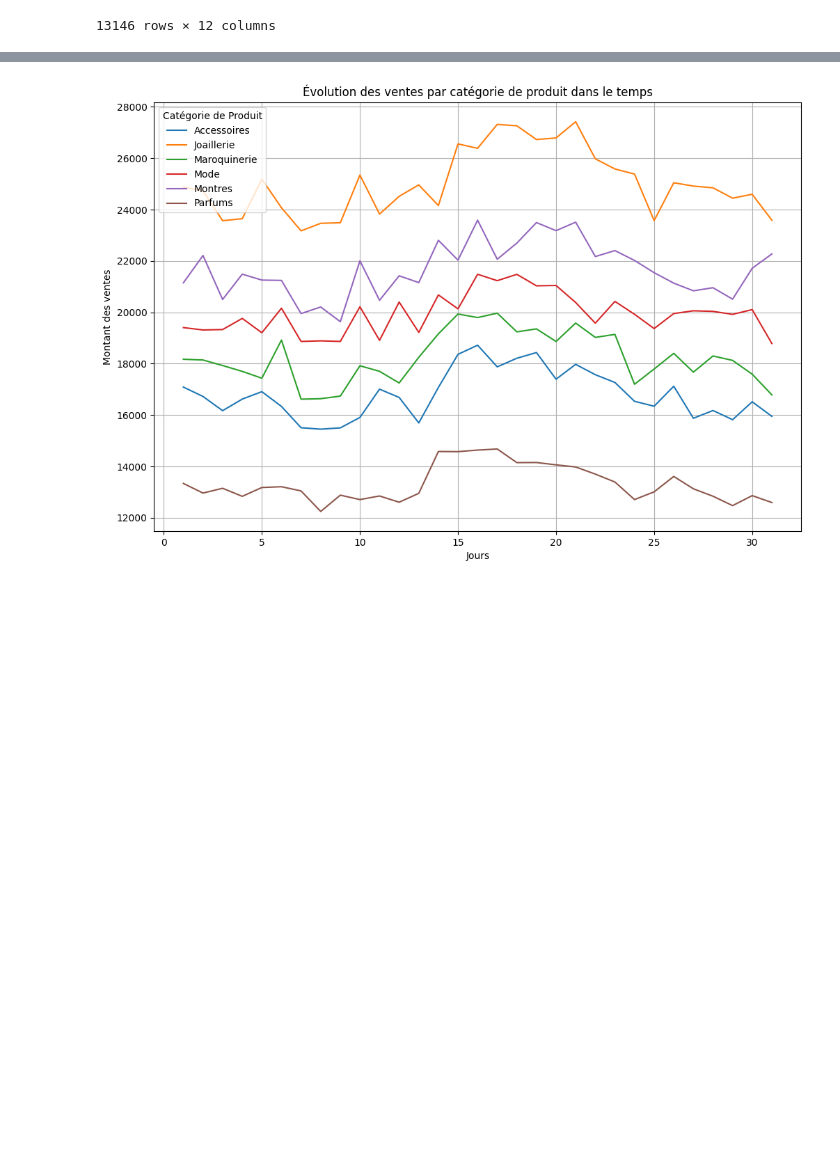
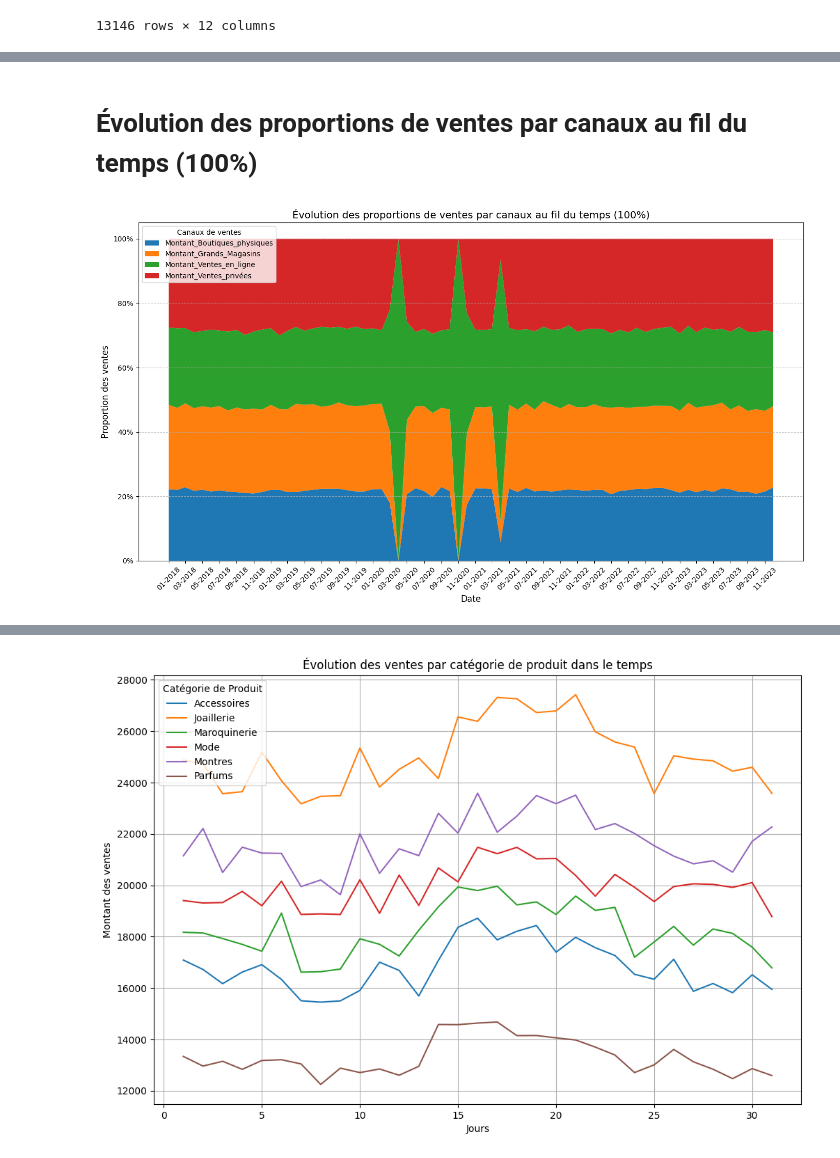
Before and after one commit to quentinepitechdigital/proj-spe, a Jupyter notebook: main.ipynb, the cells around one changed output, grey strips where cells are left out. Saved outputs shown, nothing was run; the diff lists cells and outputs as text; code cells hidden in the pictures; blank space fills up the shorter version.

```diff
--- a/main.ipynb
+++ b/main.ipynb
@@ -328,0 +346,48 @@ df
+# %% [markdown]
+# Évolution des proportions de ventes par canaux au fil du temps (100%)
+# %%
+# Calcul des ventes par canaux de ventes pour chaque mois et année
+df_grouped = df.groupby(['Année', 'Mois']).agg({
+    'Montant_Boutiques_physiques': 'sum',
+    'Montant_Grands_Magasins': 'sum',
+    'Montant_Ventes_en_ligne': 'sum',
+    'Montant_Ventes_privées': 'sum',
+}).reset_index()
+
+# Création d'une colonne de date pour un tri chronologique
+df_grouped['Date'] = pd.to_datetime(df_grouped['Année'].astype(str) + '-' + df_grouped['Mois'].astype(str) + '-01')
+
+# Normalisation des valeurs pour obtenir des proportions (100%)
+df_grouped = df_grouped.set_index('Date')
+canaux = ['Montant_Boutiques_physiques', 'Montant_Grands_Magasins', 'Montant_Ventes_en_ligne', 'Montant_Ventes_privées']
+df_grouped['Total_Ventes'] = df_grouped[canaux].sum(axis=1)
+for canal in canaux:
+    df_grouped[canal] = df_grouped[canal] / df_grouped['Total_Ventes']
+
+# Préparation des données pour stackplot
+values = [df_grouped[c] for c in canaux]
+
+# Création du graphique empilé à 100%
+plt.figure(figsize=(14, 8))
+plt.stackplot(df_grouped.index, values, labels=canaux)
+
+# Ajouter un titre et des labels aux axes
+plt.title("Évolution des proportions de ventes par canaux au fil du temps (100%)", fontsize=14)
+plt.xlabel("Date", fontsize=12)
+plt.ylabel("Proportion des ventes", fontsize=12)
+
+# Affichage de la légende
+plt.legend(title="Canaux de ventes", loc='upper left')
+
+# Ajuster les ticks de l'axe X
+plt.xticks(ticks=df_grouped.index[::2], labels=df_grouped.index[::2].strftime('%m-%Y'), rotation=45)
+
+# Ajouter des lignes de référence pour chaque 20% sur l'axe des ordonnées
+plt.yticks([0, 0.2, 0.4, 0.6, 0.8, 1.0], ["0%", "20%", "40%", "60%", "80%", "100%"])
+plt.grid(axis='y', linestyle='--', alpha=0.7)
+
+# Afficher le graphique
+plt.tight_layout()
+plt.show()
+# %% [output]
+[figure, added]
```
Also changed, not shown: parts of 63 cells of this notebook.
